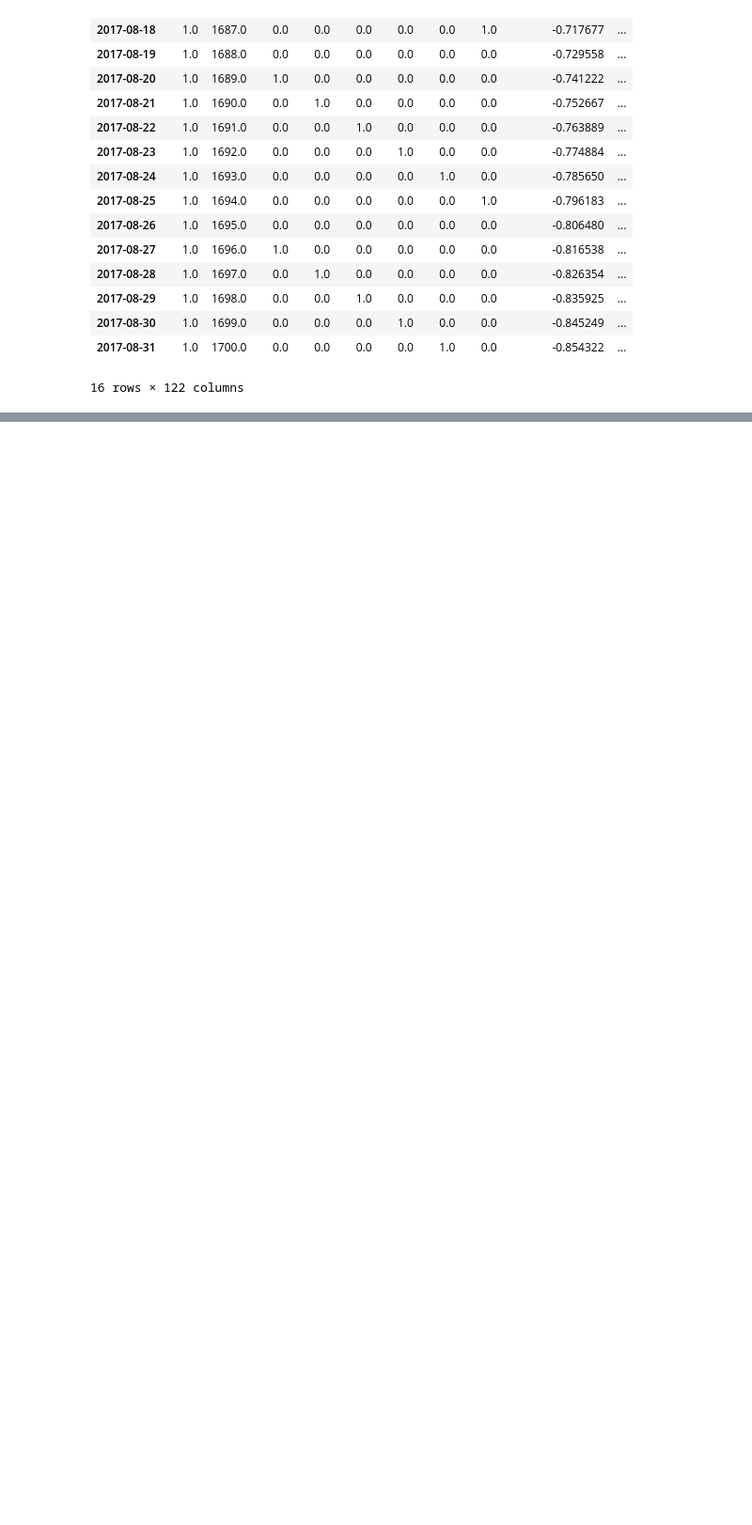
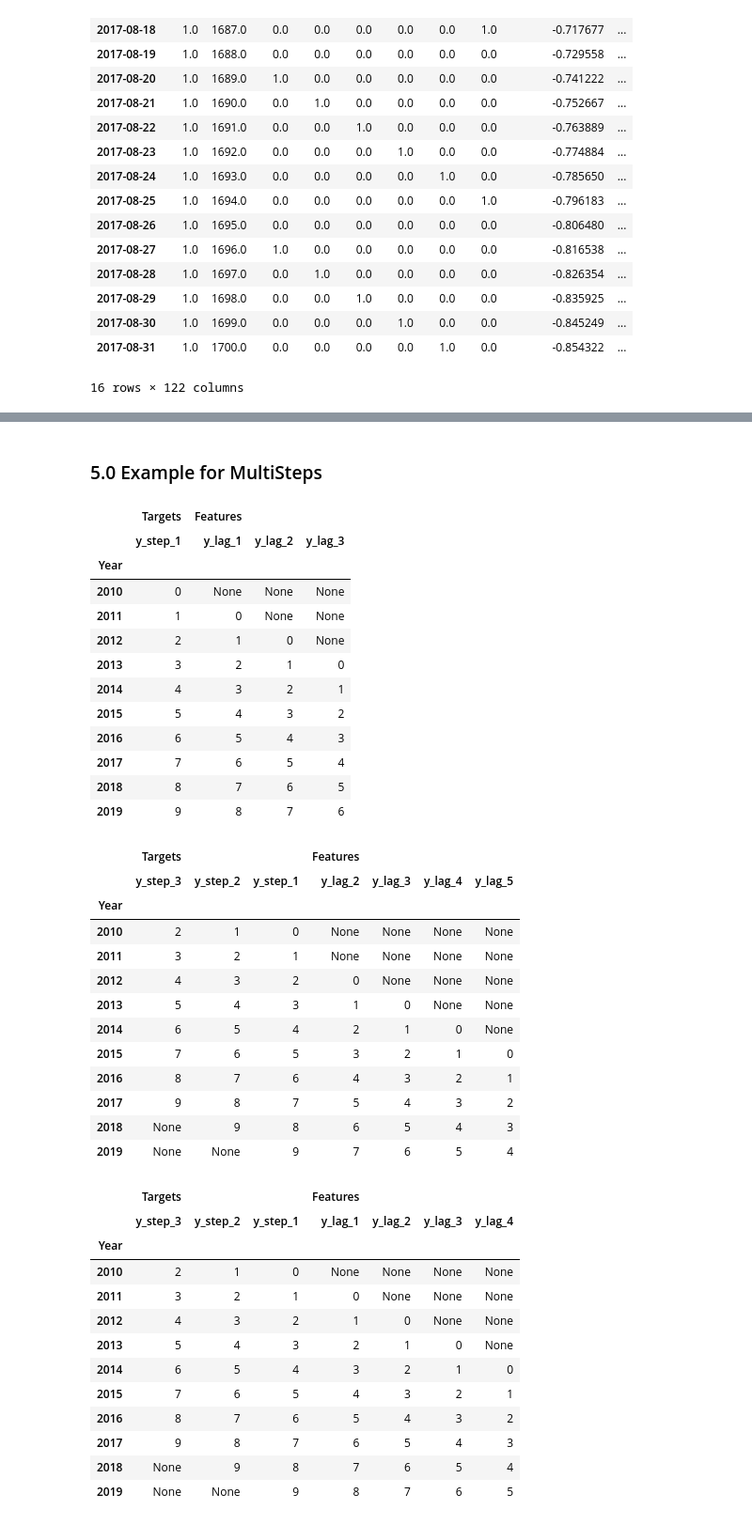
Before and after one commit to Xenoxort/Time-Series-Stores, a Jupyter notebook: Stores_Demo.ipynb, the cells around one changed output, grey strips where cells are left out. Shown at 94% size. Saved outputs shown, nothing was run; the diff lists cells and outputs as text; code cells hidden in the pictures; blank space fills up the shorter version.

```diff
--- a/Stores_Demo.ipynb
+++ b/Stores_Demo.ipynb
@@ -743,0 +734,54 @@ output5 = output5.set_index()
+# %% [markdown]
+### 5.0 Example for MultiSteps
+# %%
+from learntools.time_series.utils import load_multistep_data
+datasets = load_multistep_data()
+
+import ipywidgets as widgets
+data_tabs = widgets.Tab([widgets.Output() for _ in enumerate(datasets)])
+for i, df in enumerate(datasets):
+    data_tabs.set_title(i, f'Dataset {i+1}')
+    with data_tabs.children[i]:
+        display(df)
+
+display(data_tabs)
+# %% [output]
+|  | Targets | Features |  |  |
+|  | y_step_1 | y_lag_1 | y_lag_2 | y_lag_3 |
+| Year |  |  |  |  |
+| 2010 | 0 | None | None | None |
+| 2011 | 1 | 0 | None | None |
+| 2012 | 2 | 1 | 0 | None |
+| 2013 | 3 | 2 | 1 | 0 |
+| 2014 | 4 | 3 | 2 | 1 |
+| 2015 | 5 | 4 | 3 | 2 |
+| 2016 | 6 | 5 | 4 | 3 |
+| 2017 | 7 | 6 | 5 | 4 |
+| 2018 | 8 | 7 | 6 | 5 |
+| 2019 | 9 | 8 | 7 | 6 |
+|  | Targets |  |  | Features |  |  |  |
+|  | y_step_3 | y_step_2 | y_step_1 | y_lag_2 | y_lag_3 | y_lag_4 | y_lag_5 |
+| Year |  |  |  |  |  |  |  |
+| 2010 | 2 | 1 | 0 | None | None | None | None |
+| 2011 | 3 | 2 | 1 | None | None | None | None |
+| 2012 | 4 | 3 | 2 | 0 | None | None | None |
+| 2013 | 5 | 4 | 3 | 1 | 0 | None | None |
+| 2014 | 6 | 5 | 4 | 2 | 1 | 0 | None |
+| 2015 | 7 | 6 | 5 | 3 | 2 | 1 | 0 |
+| 2016 | 8 | 7 | 6 | 4 | 3 | 2 | 1 |
+| 2017 | 9 | 8 | 7 | 5 | 4 | 3 | 2 |
+| 2018 | None | 9 | 8 | 6 | 5 | 4 | 3 |
+| 2019 | None | None | 9 | 7 | 6 | 5 | 4 |
+|  | Targets |  |  | Features |  |  |  |
+|  | y_step_3 | y_step_2 | y_step_1 | y_lag_1 | y_lag_2 | y_lag_3 | y_lag_4 |
+| Year |  |  |  |  |  |  |  |
+| 2010 | 2 | 1 | 0 | None | None | None | None |
+| 2011 | 3 | 2 | 1 | 0 | None | None | None |
+| 2012 | 4 | 3 | 2 | 1 | 0 | None | None |
+| 2013 | 5 | 4 | 3 | 2 | 1 | 0 | None |
+| 2014 | 6 | 5 | 4 | 3 | 2 | 1 | 0 |
+| 2015 | 7 | 6 | 5 | 4 | 3 | 2 | 1 |
+| 2016 | 8 | 7 | 6 | 5 | 4 | 3 | 2 |
+| 2017 | 9 | 8 | 7 | 6 | 5 | 4 | 3 |
+| 2018 | None | 9 | 8 | 7 | 6 | 5 | 4 |
+| 2019 | None | None | 9 | 8 | 7 | 6 | 5 |
```
Also changed, not shown: parts of 20 cells of this notebook, 2 other files.
